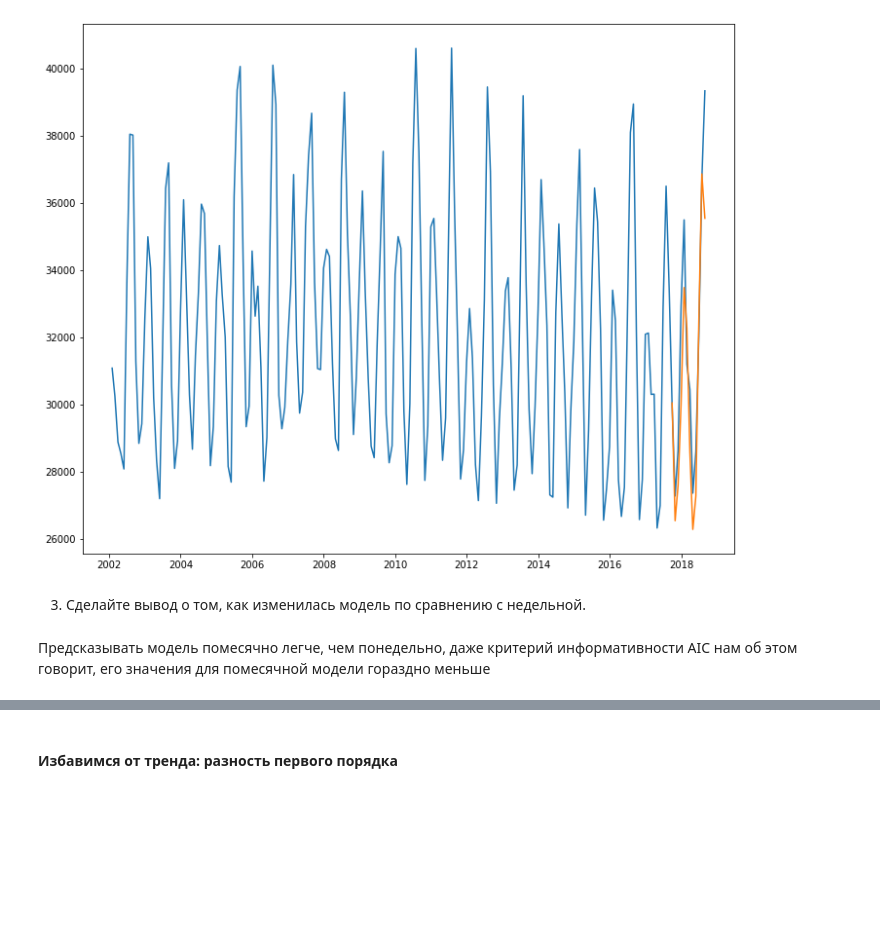
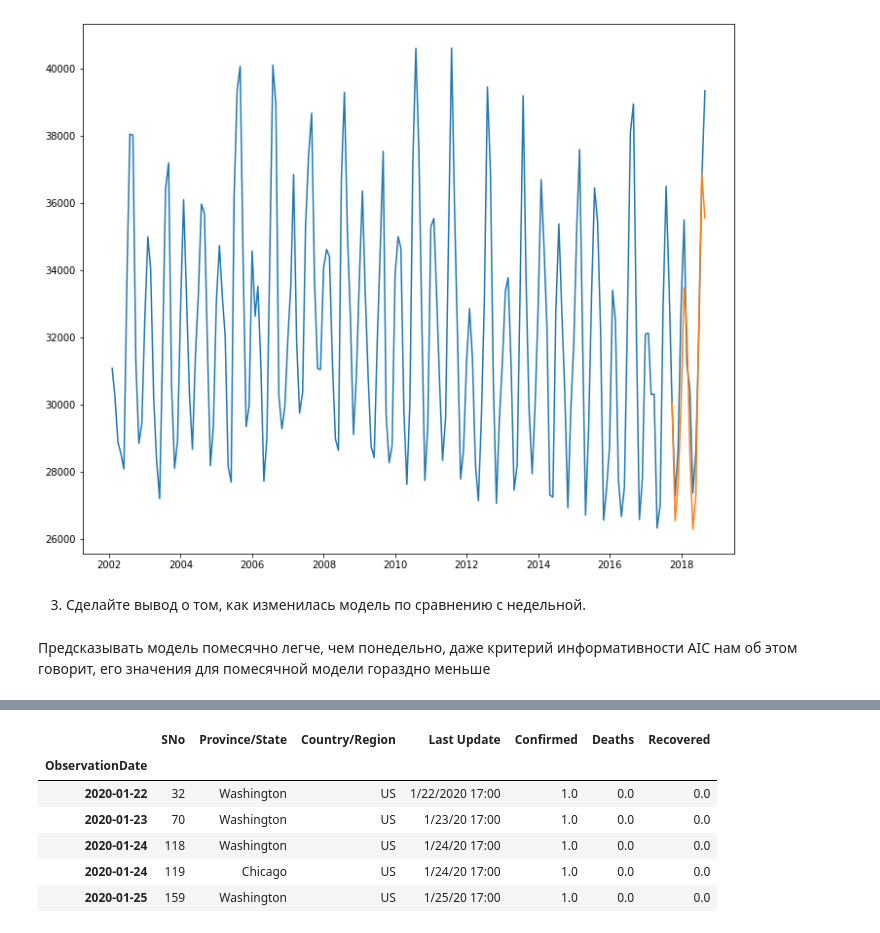
Before and after one commit to gulchitai/machine_learning, a Jupyter notebook: Lesson3/Lesson3.ipynb, the cells around one changed output, grey strips where cells are left out. Cells and saved outputs as stored; diff of their text form; code cells hidden in the pictures; blank space fills up the shorter version.

```diff
--- a/Lesson3/Lesson3.ipynb
+++ b/Lesson3/Lesson3.ipynb
@@ -224,2 +192,0 @@ Text(0.5, 0, 't')
-# %% [markdown]
-#### Избавимся от тренда: разность первого порядка
@@ -227,0 +193,13 @@ ts = brent_data_w['Значение']
+# %%
+Covid = 'covid_19_data.csv'
+Covid_data = pd.read_csv(Covid, index_col=[1], parse_dates=[1])
+Covid_data=Covid_data[Covid_data['Country/Region']=='US']
+Covid_data.head()
+# %% [output]
+|  | SNo | Province/State | Country/Region | Last Update | Confirmed | Deaths | Recovered |
+| ObservationDate |  |  |  |  |  |  |  |
+| 2020-01-22 | 32 | Washington | US | 1/22/2020 17:00 | 1.0 | 0.0 | 0.0 |
+| 2020-01-23 | 70 | Washington | US | 1/23/20 17:00 | 1.0 | 0.0 | 0.0 |
+| 2020-01-24 | 118 | Washington | US | 1/24/20 17:00 | 1.0 | 0.0 | 0.0 |
+| 2020-01-24 | 119 | Chicago | US | 1/24/20 17:00 | 1.0 | 0.0 | 0.0 |
+| 2020-01-25 | 159 | Washington | US | 1/25/20 17:00 | 1.0 | 0.0 | 0.0 |
```
Also changed, not shown: parts of 21 cells of this notebook.
